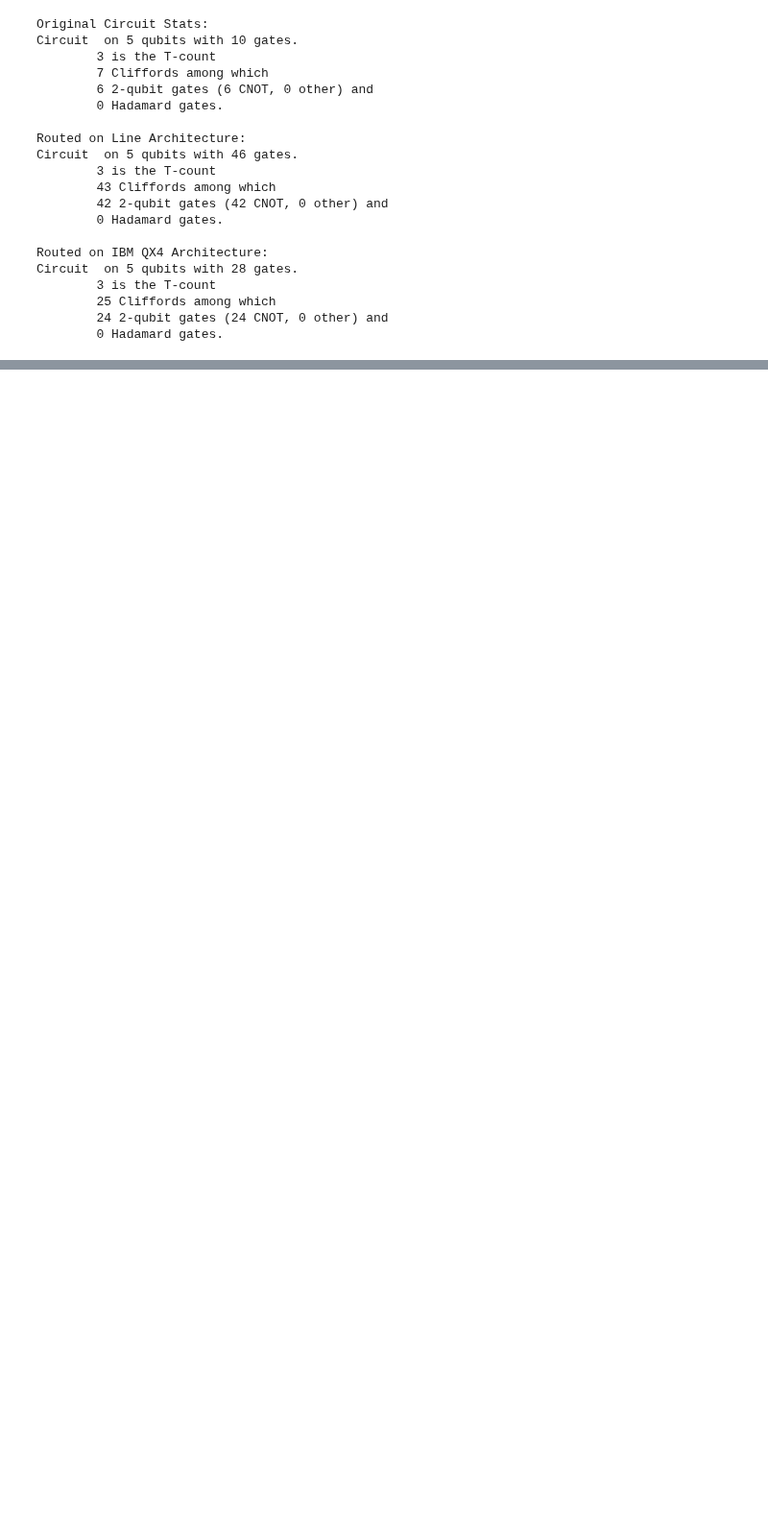
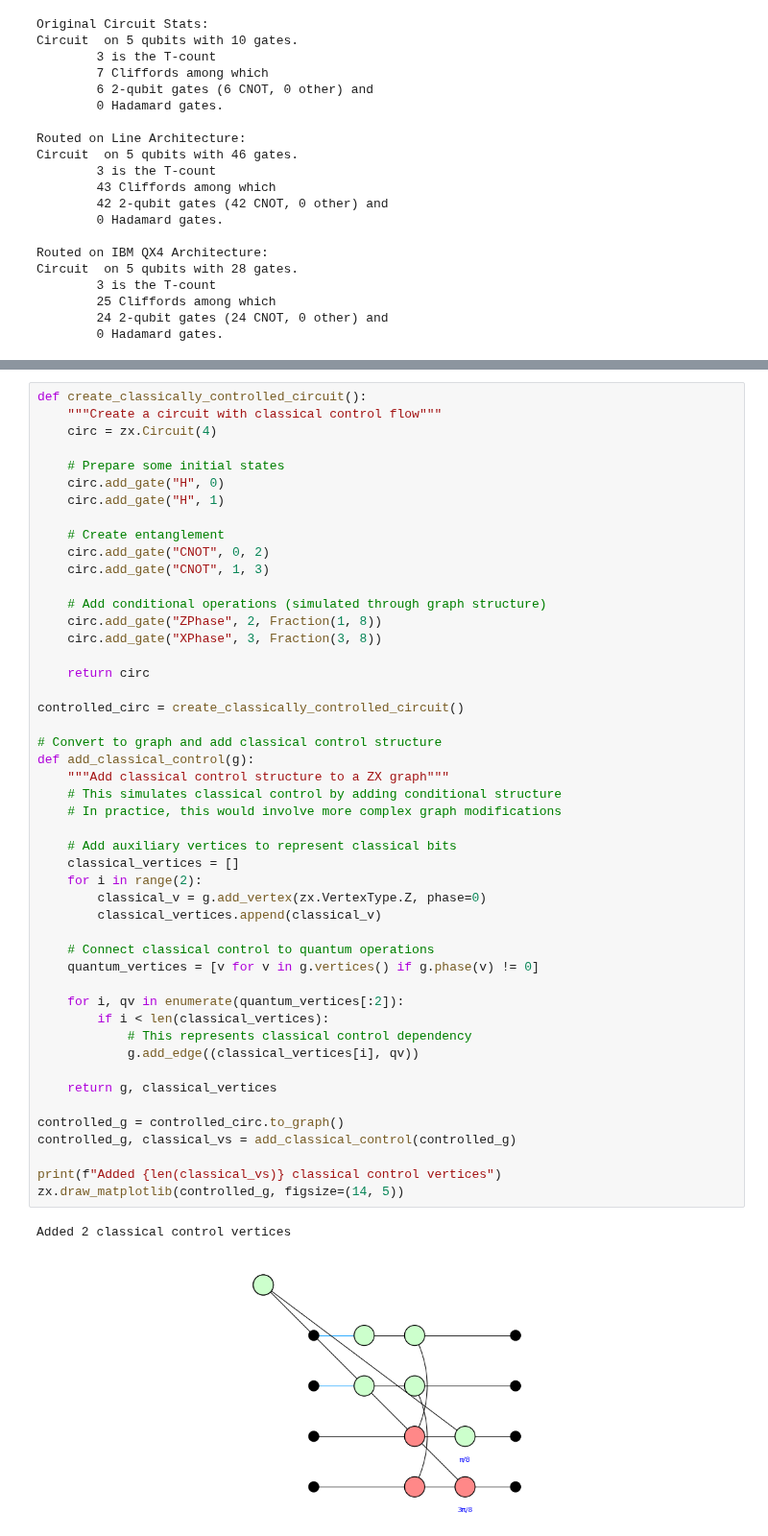
Before and after one commit to zxcalc/pyzx, a Jupyter notebook: demos/AllFeatures.ipynb, the cells around one changed output, grey strips where cells are left out. Shown at 96% size. Saved outputs shown, nothing was run; the diff lists cells and outputs as text; blank space fills up the shorter version.

```diff
--- a/demos/AllFeatures.ipynb
+++ b/demos/AllFeatures.ipynb
@@ -456,0 +473,51 @@ Circuit  on 5 qubits with 28 gates.
+# %%
+def create_classically_controlled_circuit():
+    """Create a circuit with classical control flow"""
+    circ = zx.Circuit(4)
+
+    # Prepare some initial states
+    circ.add_gate("H", 0)
+    circ.add_gate("H", 1)
+
+    # Create entanglement
+    circ.add_gate("CNOT", 0, 2)
+    circ.add_gate("CNOT", 1, 3)
+
+    # Add conditional operations (simulated through graph structure)
+    circ.add_gate("ZPhase", 2, Fraction(1, 8))
+    circ.add_gate("XPhase", 3, Fraction(3, 8))
+
+    return circ
+
+controlled_circ = create_classically_controlled_circuit()
+
+# Convert to graph and add classical control structure
+def add_classical_control(g):
+    """Add classical control structure to a ZX graph"""
+    # This simulates classical control by adding conditional structure
+    # In practice, this would involve more complex graph modifications
+
+    # Add auxiliary vertices to represent classical bits
+    classical_vertices = []
+    for i in range(2):
+        classical_v = g.add_vertex(zx.VertexType.Z, phase=0)
+        classical_vertices.append(classical_v)
+
+    # Connect classical control to quantum operations
+    quantum_vertices = [v for v in g.vertices() if g.phase(v) != 0]
+
+    for i, qv in enumerate(quantum_vertices[:2]):
+        if i < len(classical_vertices):
+            # This represents classical control dependency
+            g.add_edge((classical_vertices[i], qv))
+
+    return g, classical_vertices
+
+controlled_g = controlled_circ.to_graph()
+controlled_g, classical_vs = add_classical_control(controlled_g)
+
+print(f"Added {len(classical_vs)} classical control vertices")
+zx.draw_matplotlib(controlled_g, figsize=(14, 5))
+# %% [output]
+Added 2 classical control vertices
+[figure, added]
```
Also changed, not shown: parts of 9 cells of this notebook.
